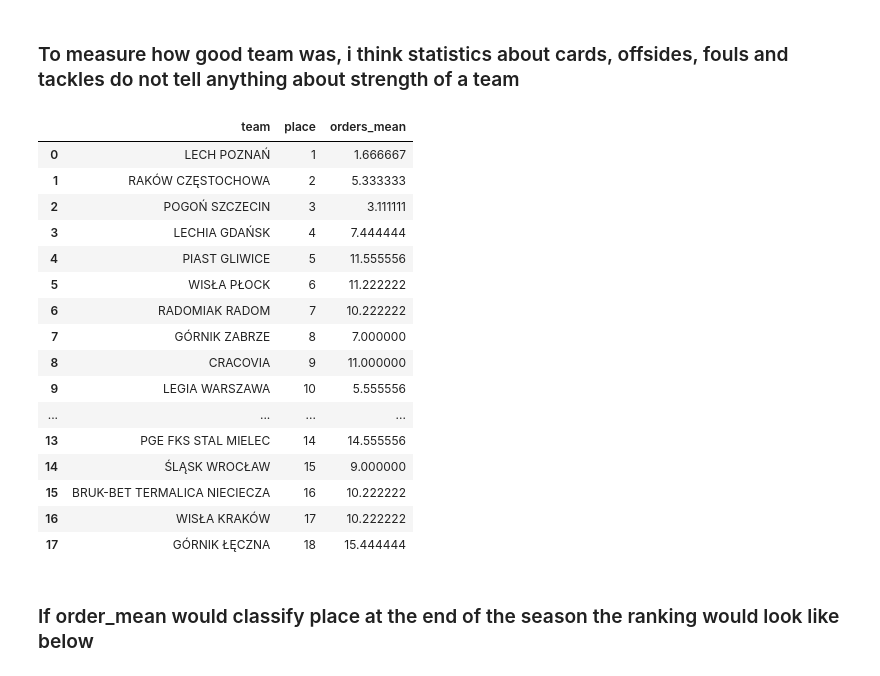
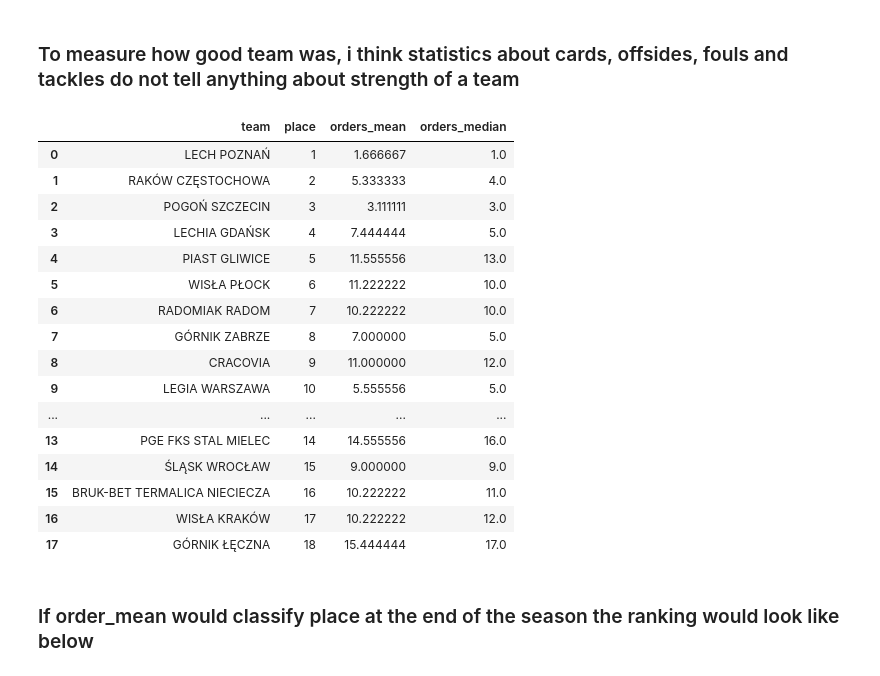
Before and after one commit to MaciejMalewicz778/ekstraklasa_scrapping_and_analysis, a Jupyter notebook: analysis.ipynb, the cells around one changed output. Drawn from its saved outputs; the diff is of its cells as text; code cells hidden in the pictures.

```diff
--- a/analysis.ipynb
+++ b/analysis.ipynb
@@ -518,26 +518,27 @@ order_cols.remove('successful_tackles_order')
 order_cols.remove('offsides_order')
 # %%
 data_joined['orders_mean'] = data_joined[order_cols].mean(axis=1)
+data_joined['orders_median'] = data_joined[order_cols].median(axis=1)
 # %%
-display(HTML(scrollable_dataframe(data_joined[['team', 'place', 'orders_mean']])))
+display(HTML(scrollable_dataframe(data_joined[['team', 'place', 'orders_mean', 'orders_median']])))
 # %% [output]
-|  | team | place | orders_mean |
-| 0 | LECH POZNAŃ | 1 | 1.666667 |
-| 1 | RAKÓW CZĘSTOCHOWA | 2 | 5.333333 |
-| 2 | POGOŃ SZCZECIN | 3 | 3.111111 |
-| 3 | LECHIA GDAŃSK | 4 | 7.444444 |
-| 4 | PIAST GLIWICE | 5 | 11.555556 |
-| 5 | WISŁA PŁOCK | 6 | 11.222222 |
-| 6 | RADOMIAK RADOM | 7 | 10.222222 |
-| 7 | GÓRNIK ZABRZE | 8 | 7.000000 |
-| 8 | CRACOVIA | 9 | 11.000000 |
-| 9 | LEGIA WARSZAWA | 10 | 5.555556 |
-| ... | ... | ... | ... |
-| 13 | PGE FKS STAL MIELEC | 14 | 14.555556 |
-| 14 | ŚLĄSK WROCŁAW | 15 | 9.000000 |
-| 15 | BRUK-BET TERMALICA NIECIECZA | 16 | 10.222222 |
-| 16 | WISŁA KRAKÓW | 17 | 10.222222 |
-| 17 | GÓRNIK ŁĘCZNA | 18 | 15.444444 |
+|  | team | place | orders_mean | orders_median |
+| 0 | LECH POZNAŃ | 1 | 1.666667 | 1.0 |
+| 1 | RAKÓW CZĘSTOCHOWA | 2 | 5.333333 | 4.0 |
+| 2 | POGOŃ SZCZECIN | 3 | 3.111111 | 3.0 |
+| 3 | LECHIA GDAŃSK | 4 | 7.444444 | 5.0 |
+| 4 | PIAST GLIWICE | 5 | 11.555556 | 13.0 |
+| 5 | WISŁA PŁOCK | 6 | 11.222222 | 10.0 |
+| 6 | RADOMIAK RADOM | 7 | 10.222222 | 10.0 |
+| 7 | GÓRNIK ZABRZE | 8 | 7.000000 | 5.0 |
+| 8 | CRACOVIA | 9 | 11.000000 | 12.0 |
+| 9 | LEGIA WARSZAWA | 10 | 5.555556 | 5.0 |
+| ... | ... | ... | ... | ... |
+| 13 | PGE FKS STAL MIELEC | 14 | 14.555556 | 16.0 |
+| 14 | ŚLĄSK WROCŁAW | 15 | 9.000000 | 9.0 |
+| 15 | BRUK-BET TERMALICA NIECIECZA | 16 | 10.222222 | 11.0 |
+| 16 | WISŁA KRAKÓW | 17 | 10.222222 | 12.0 |
+| 17 | GÓRNIK ŁĘCZNA | 18 | 15.444444 | 17.0 |
 # %% [markdown]
 ### If order_mean would classify place at the end of the season the ranking would look like below
 # %%
```
Also changed, not shown: parts of 19 cells of this notebook.
